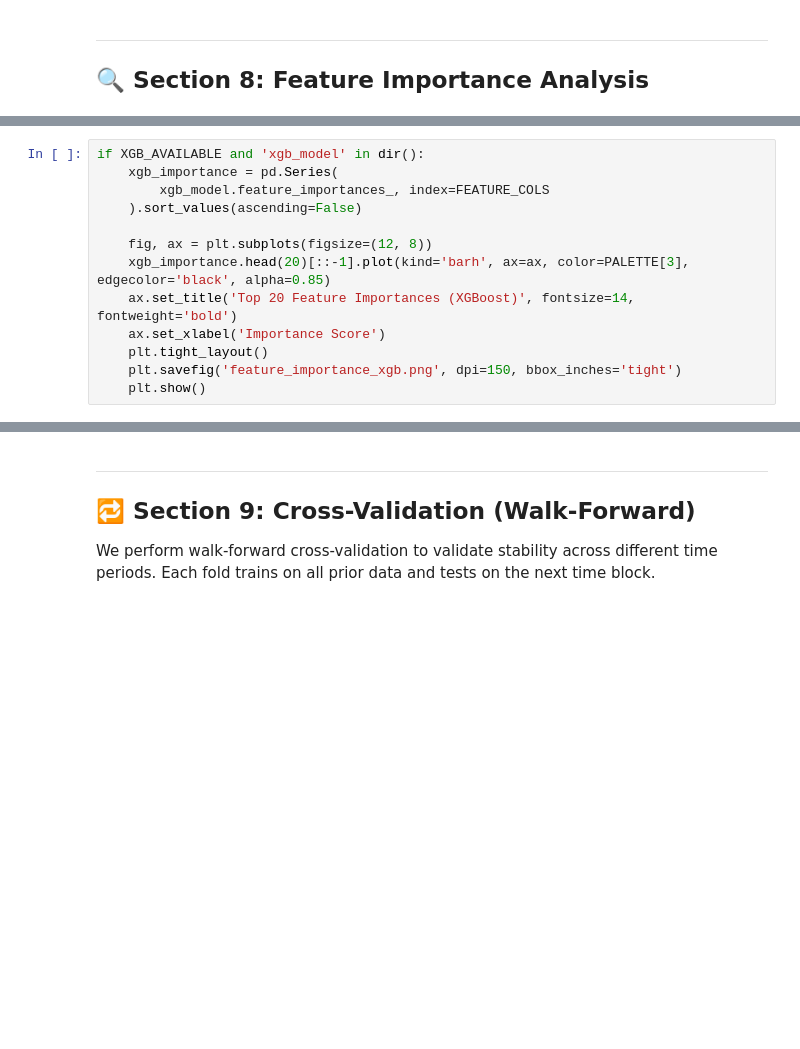
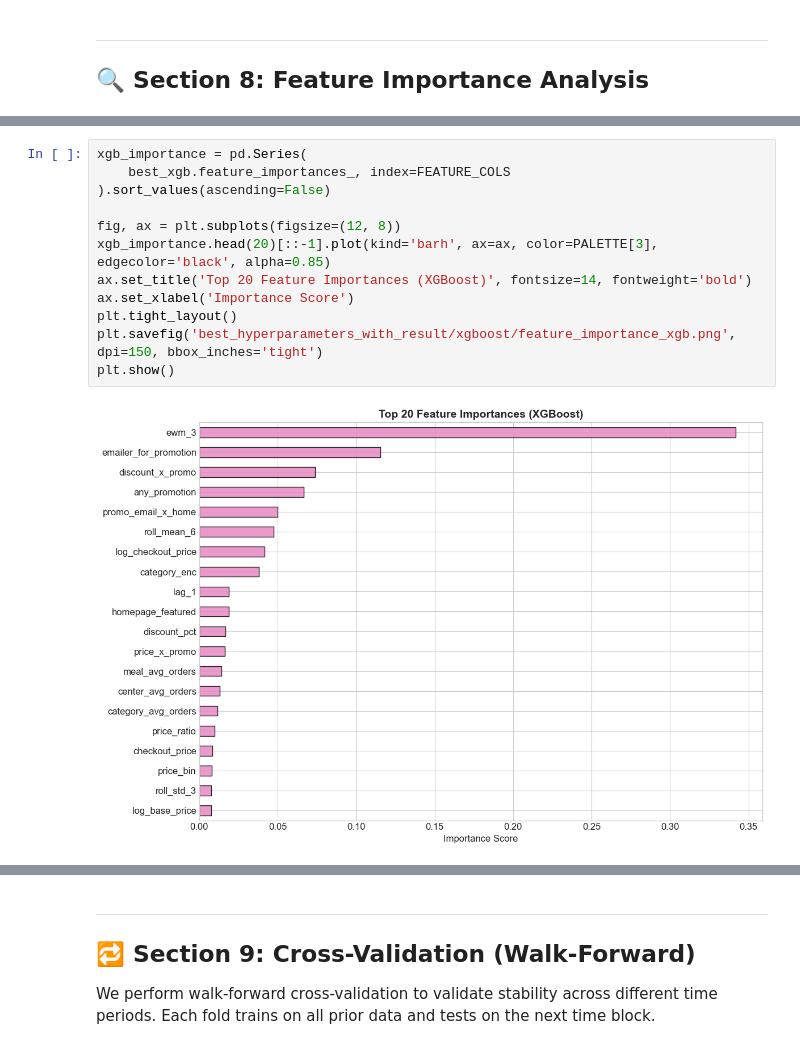
Before and after one commit to sandipan-ds/restaurant_inventory_optimzation, a Jupyter notebook: notebook/demand_forecasting.ipynb, the cells around one changed output, grey strips where cells are left out. Saved outputs shown, nothing was run; the diff lists cells and outputs as text; blank space fills up the shorter version.

```diff
--- a/notebook/demand_forecasting.ipynb
+++ b/notebook/demand_forecasting.ipynb
@@ -1252,13 +2029,14 @@ print(rf_importance.head(10).to_string())
 # %%
-if XGB_AVAILABLE and 'xgb_model' in dir():
-    xgb_importance = pd.Series(
-        xgb_model.feature_importances_, index=FEATURE_COLS
-    ).sort_values(ascending=False)
+xgb_importance = pd.Series(
+    best_xgb.feature_importances_, index=FEATURE_COLS
+).sort_values(ascending=False)
 
-    fig, ax = plt.subplots(figsize=(12, 8))
-    xgb_importance.head(20)[::-1].plot(kind='barh', ax=ax, color=PALETTE[3], edgecolor='black', alpha=0.85)
-    ax.set_title('Top 20 Feature Importances (XGBoost)', fontsize=14, fontweight='bold')
-    ax.set_xlabel('Importance Score')
-    plt.tight_layout()
-    plt.savefig('feature_importance_xgb.png', dpi=150, bbox_inches='tight')
-    plt.show()
+fig, ax = plt.subplots(figsize=(12, 8))
+xgb_importance.head(20)[::-1].plot(kind='barh', ax=ax, color=PALETTE[3], edgecolor='black', alpha=0.85)
+ax.set_title('Top 20 Feature Importances (XGBoost)', fontsize=14, fontweight='bold')
+ax.set_xlabel('Importance Score')
+plt.tight_layout()
+plt.savefig('best_hyperparameters_with_result/xgboost/feature_importance_xgb.png', dpi=150, bbox_inches='tight')
+plt.show()
+# %% [output]
+[figure, added]
```
Also changed, not shown: parts of 18 cells of this notebook, 19 other files.
